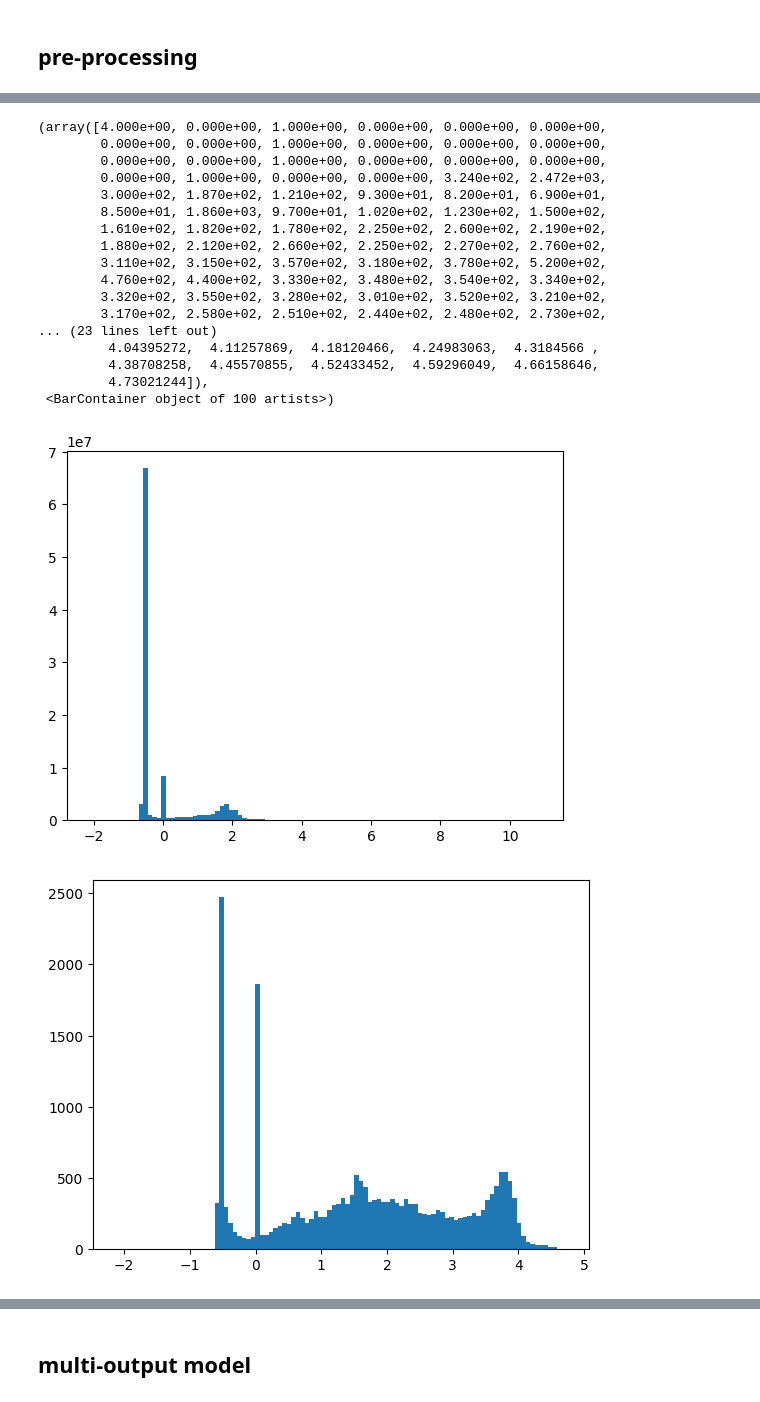
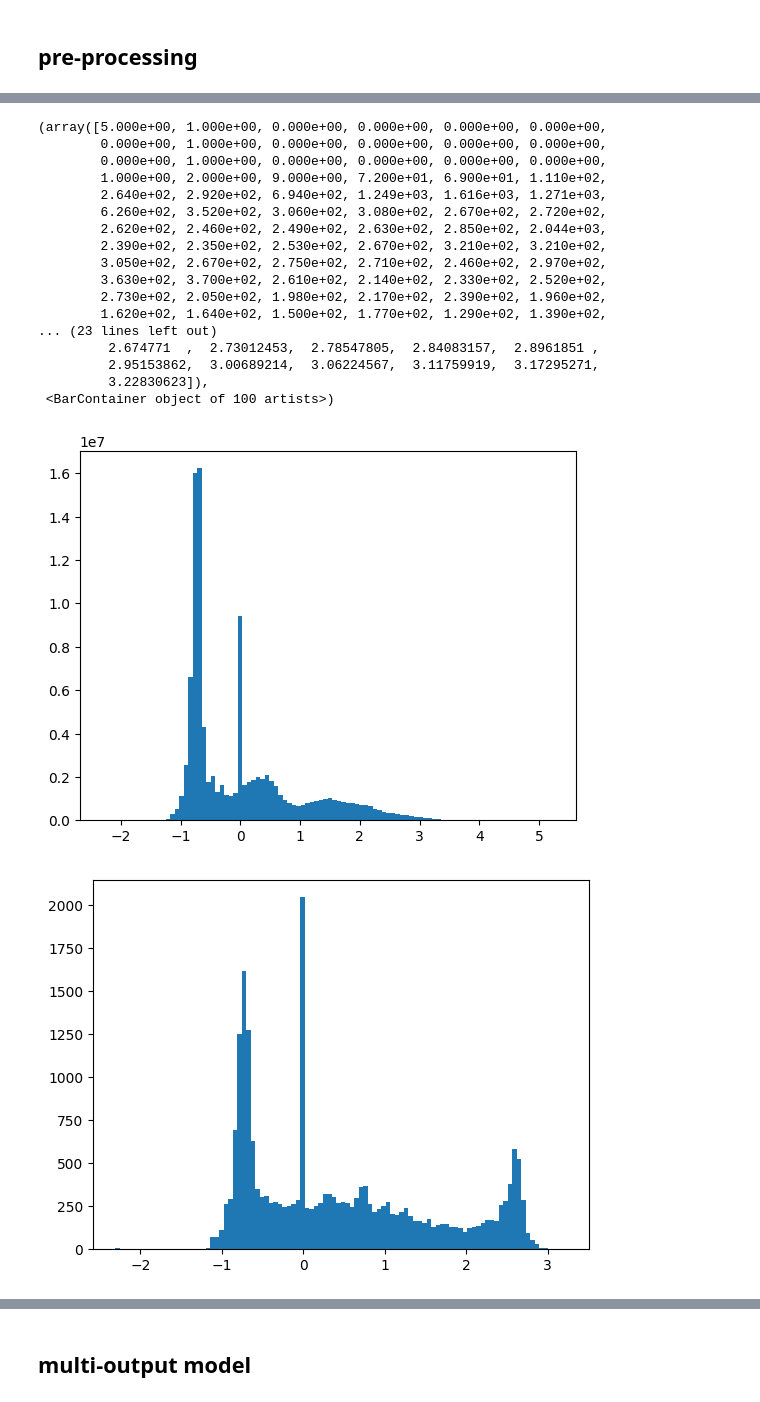
Before and after one commit to arthurzqhu/BOSS_PPE, a Jupyter notebook: hp_tuning.ipynb, the cells around one changed output, grey strips where cells are left out. Drawn from its saved outputs; the diff is of its cells as text; code cells hidden in the pictures.

```diff
--- a/hp_tuning.ipynb
+++ b/hp_tuning.ipynb
@@ -47,18 +47,17 @@ To enable the following instructions: AVX2 FMA, in other operations, rebuild Ten
 # %% [markdown]
 ## pre-processing
 # %%
-case_name = 'rainshaft'
+case_name = 'rainshaft_dt300_sedflux'
 base_path = '/pscratch/sd/a/arthurhu/BOSS_PPE/summary_ncs/'
 filename = case_name + '.nc'
 
-param_all_idx = np.arange(40)
+param_all_idx = np.arange(39)
 # REVIEW: check every time if this is true ... not sure how to implement this programatically
 # param_interest_idx = np.arange(16,28)
-param_interest_idx = np.arange(28,40)
+param_interest_idx = np.arange(28,39)
 # param_interest_idx = np.arange(0,28)
 # param_interest_idx = np.arange(12)
 # param_interest_idx = np.concatenate((np.arange(0,8), np.arange(16,28)))
-param_not_int_idx = [i for i in param_all_idx if i not in param_interest_idx]
 
 param_train = ef.get_params(base_path, filename, param_interest_idx)
 # %%
@@ -111,39 +123,39 @@ y_val = np.nan_to_num(y_val, nan=-1001)
 # %%
 # np.sum(ppe_sim_train['vals'] > y_thresholds)
 # test = np.log10(tgt_sim['vals'][0,7204:10804])
 # test_finite = test[np.isfinite(test)]
 a = 0
 # ytrue = tgt_sim['vals'][:,a+6:a+3606]
 # ytrue[~np.isfinite(ytrue)] = np.nan
 # plt.hist(ytrue.flatten())
 # plt.figure()
 # plt.hist(y_all[:,5:65].flatten(), bins=100)
 # plt.figure()
 # plt.hist(tgt_all[:,5:65].flatten(), bins=100)
 
-plt.hist(ppe_all[:,a+4:a+3604].flatten(), bins=100)
+plt.hist(ppe_all[:,a+4:a+2580].flatten(), bins=100)
 plt.figure()
-plt.hist(tgt_all[:,a+4:a+3604].flatten(), bins=100)
+plt.hist(tgt_all[:,a+4:a+2580].flatten(), bins=100)
 # %% [output]
-(array([4.000e+00, 0.000e+00, 1.000e+00, 0.000e+00, 0.000e+00, 0.000e+00,
-        0.000e+00, 0.000e+00, 1.000e+00, 0.000e+00, 0.000e+00, 0.000e+00,
-        0.000e+00, 0.000e+00, 1.000e+00, 0.000e+00, 0.000e+00, 0.000e+00,
-        0.000e+00, 1.000e+00, 0.000e+00, 0.000e+00, 3.240e+02, 2.472e+03,
-        3.000e+02, 1.870e+02, 1.210e+02, 9.300e+01, 8.200e+01, 6.900e+01,
-        8.500e+01, 1.860e+03, 9.700e+01, 1.020e+02, 1.230e+02, 1.500e+02,
-        1.610e+02, 1.820e+02, 1.780e+02, 2.250e+02, 2.600e+02, 2.190e+02,
-        1.880e+02, 2.120e+02, 2.660e+02, 2.250e+02, 2.270e+02, 2.760e+02,
-        3.110e+02, 3.150e+02, 3.570e+02, 3.180e+02, 3.780e+02, 5.200e+02,
-        4.760e+02, 4.400e+02, 3.330e+02, 3.480e+02, 3.540e+02, 3.340e+02,
-        3.320e+02, 3.550e+02, 3.280e+02, 3.010e+02, 3.520e+02, 3.210e+02,
-        3.170e+02, 2.580e+02, 2.510e+02, 2.440e+02, 2.480e+02, 2.730e+02,
+(array([5.000e+00, 1.000e+00, 0.000e+00, 0.000e+00, 0.000e+00, 0.000e+00,
+        0.000e+00, 1.000e+00, 0.000e+00, 0.000e+00, 0.000e+00, 0.000e+00,
+        0.000e+00, 1.000e+00, 0.000e+00, 0.000e+00, 0.000e+00, 0.000e+00,
+        1.000e+00, 2.000e+00, 9.000e+00, 7.200e+01, 6.900e+01, 1.110e+02,
+        2.640e+02, 2.920e+02, 6.940e+02, 1.249e+03, 1.616e+03, 1.271e+03,
+        6.260e+02, 3.520e+02, 3.060e+02, 3.080e+02, 2.670e+02, 2.720e+02,
+        2.620e+02, 2.460e+02, 2.490e+02, 2.630e+02, 2.850e+02, 2.044e+03,
+        2.390e+02, 2.350e+02, 2.530e+02, 2.670e+02, 3.210e+02, 3.210e+02,
+        3.050e+02, 2.670e+02, 2.750e+02, 2.710e+02, 2.460e+02, 2.970e+02,
+        3.630e+02, 3.700e+02, 2.610e+02, 2.140e+02, 2.330e+02, 2.520e+02,
+        2.730e+02, 2.050e+02, 1.980e+02, 2.170e+02, 2.390e+02, 1.960e+02,
+        1.620e+02, 1.640e+02, 1.500e+02, 1.770e+02, 1.290e+02, 1.390e+02,
 ... (23 lines left out)
-         4.04395272,  4.11257869,  4.18120466,  4.24983063,  4.3184566 ,
-         4.38708258,  4.45570855,  4.52433452,  4.59296049,  4.66158646,
-         4.73021244]),
+         2.674771  ,  2.73012453,  2.78547805,  2.84083157,  2.8961851 ,
+         2.95153862,  3.00689214,  3.06224567,  3.11759919,  3.17295271,
+         3.22830623]),
  <BarContainer object of 100 artists>)
-[figure, old version]
+[figure, new version]
-[figure, old version]
+[figure, new version]
 # %%
 np.mean(tgt_all[0,a+4:a+3604])
 # %% [output]
```
Also changed, not shown: parts of 8 cells of this notebook, 4 other files.
